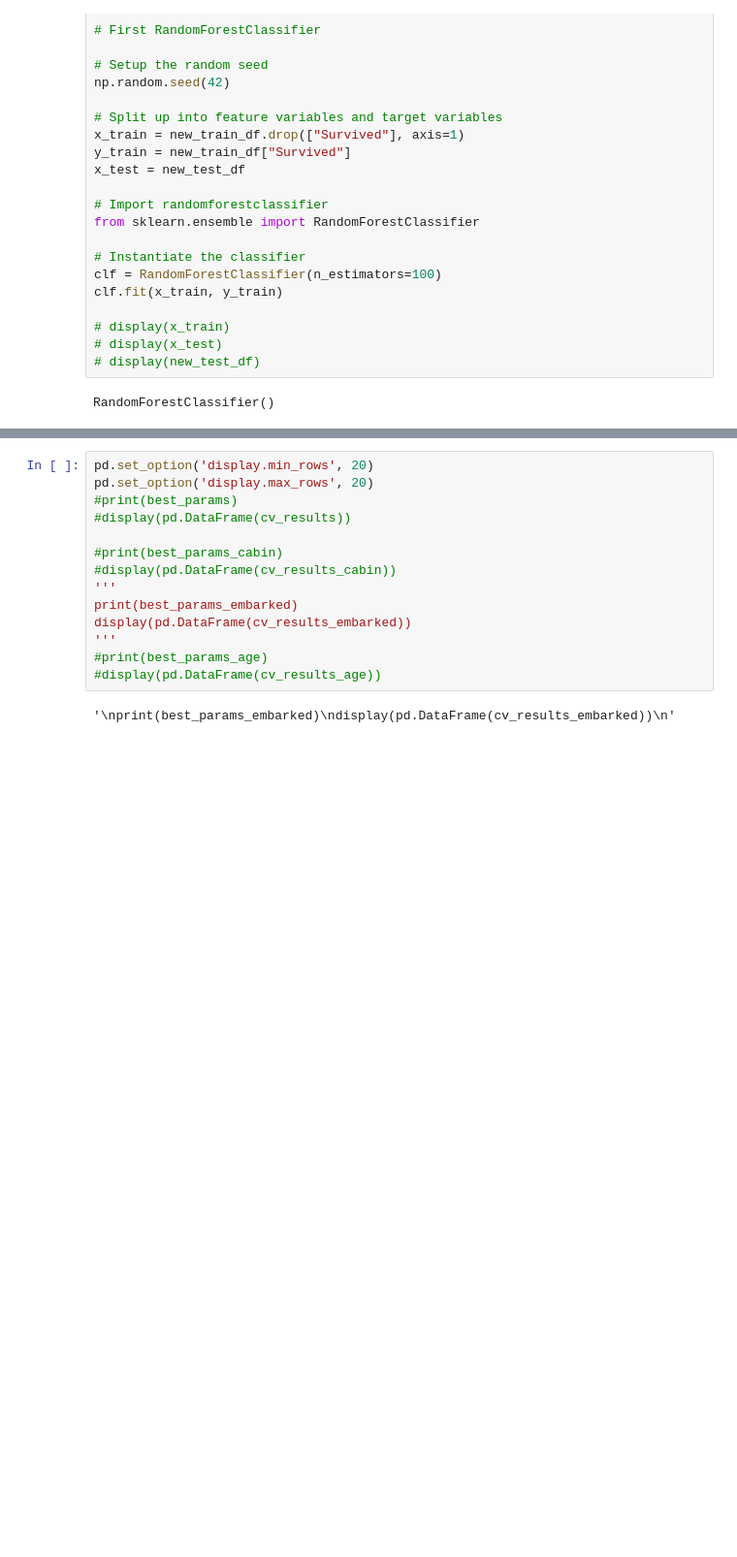
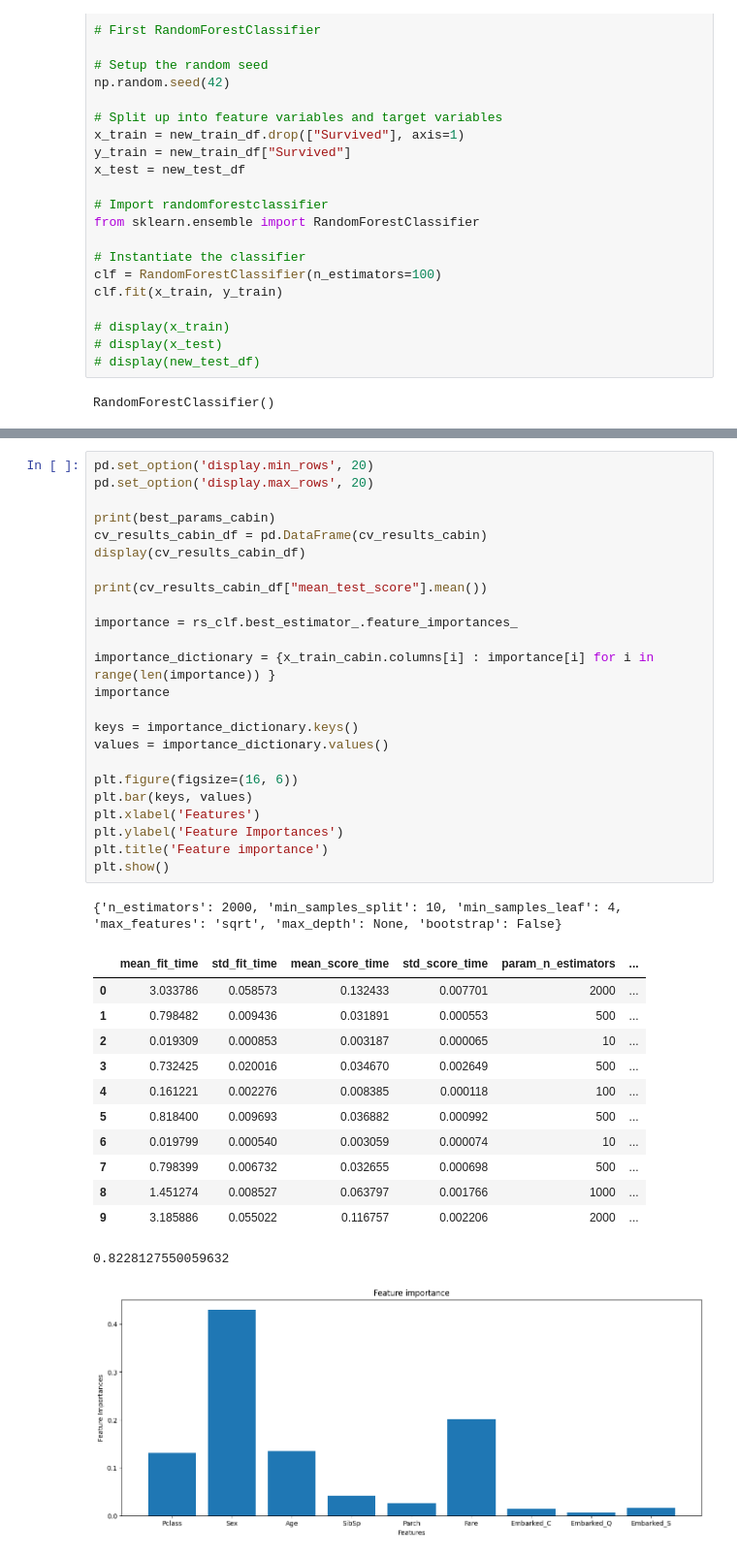
Before and after one commit to lnsayer/kaggle-projects, a Jupyter notebook: titanic-results-notebook.ipynb, the cells around one changed output, grey strips where cells are left out. Shown at 97% size. Cells and saved outputs as stored; diff of their text form; blank space fills up the shorter version.

```diff
--- a/titanic-results-notebook.ipynb
+++ b/titanic-results-notebook.ipynb
@@ -255,16 +320,39 @@ cv_results_embarked = rs_clf.cv_results_
-# %%
-pd.set_option('display.min_rows', 20)
-pd.set_option('display.max_rows', 20)
-#print(best_params)
-#display(pd.DataFrame(cv_results))
-
-#print(best_params_cabin)
-#display(pd.DataFrame(cv_results_cabin))
-'''
-print(best_params_embarked)
-display(pd.DataFrame(cv_results_embarked))
-'''
-#print(best_params_age)
-#display(pd.DataFrame(cv_results_age))
-# %% [output]
-'\nprint(best_params_embarked)\ndisplay(pd.DataFrame(cv_results_embarked))\n'
+# %%
+pd.set_option('display.min_rows', 20)
+pd.set_option('display.max_rows', 20)
+
+print(best_params_cabin)
+cv_results_cabin_df = pd.DataFrame(cv_results_cabin)
+display(cv_results_cabin_df)
+
+print(cv_results_cabin_df["mean_test_score"].mean())
+
+importance = rs_clf.best_estimator_.feature_importances_
+
+importance_dictionary = {x_train_cabin.columns[i] : importance[i] for i in range(len(importance)) }
+importance
+
+keys = importance_dictionary.keys()
+values = importance_dictionary.values()
+
+plt.figure(figsize=(16, 6))
+plt.bar(keys, values)
+plt.xlabel('Features')
+plt.ylabel('Feature Importances')
+plt.title('Feature importance')
+plt.show()
+# %% [output]
+{'n_estimators': 2000, 'min_samples_split': 10, 'min_samples_leaf': 4, 'max_features': 'sqrt', 'max_depth': None, 'bootstrap': False}
+|  | mean_fit_time | std_fit_time | mean_score_time | std_score_time | param_n_estimators | ... |
+| 0 | 3.033786 | 0.058573 | 0.132433 | 0.007701 | 2000 | ... |
+| 1 | 0.798482 | 0.009436 | 0.031891 | 0.000553 | 500 | ... |
+| 2 | 0.019309 | 0.000853 | 0.003187 | 0.000065 | 10 | ... |
+| 3 | 0.732425 | 0.020016 | 0.034670 | 0.002649 | 500 | ... |
+| 4 | 0.161221 | 0.002276 | 0.008385 | 0.000118 | 100 | ... |
+| 5 | 0.818400 | 0.009693 | 0.036882 | 0.000992 | 500 | ... |
+| 6 | 0.019799 | 0.000540 | 0.003059 | 0.000074 | 10 | ... |
+| 7 | 0.798399 | 0.006732 | 0.032655 | 0.000698 | 500 | ... |
+| 8 | 1.451274 | 0.008527 | 0.063797 | 0.001766 | 1000 | ... |
+| 9 | 3.185886 | 0.055022 | 0.116757 | 0.002206 | 2000 | ... |
+0.8228127550059632
+[figure, added]
```
Also changed, not shown: parts of 11 cells of this notebook.
